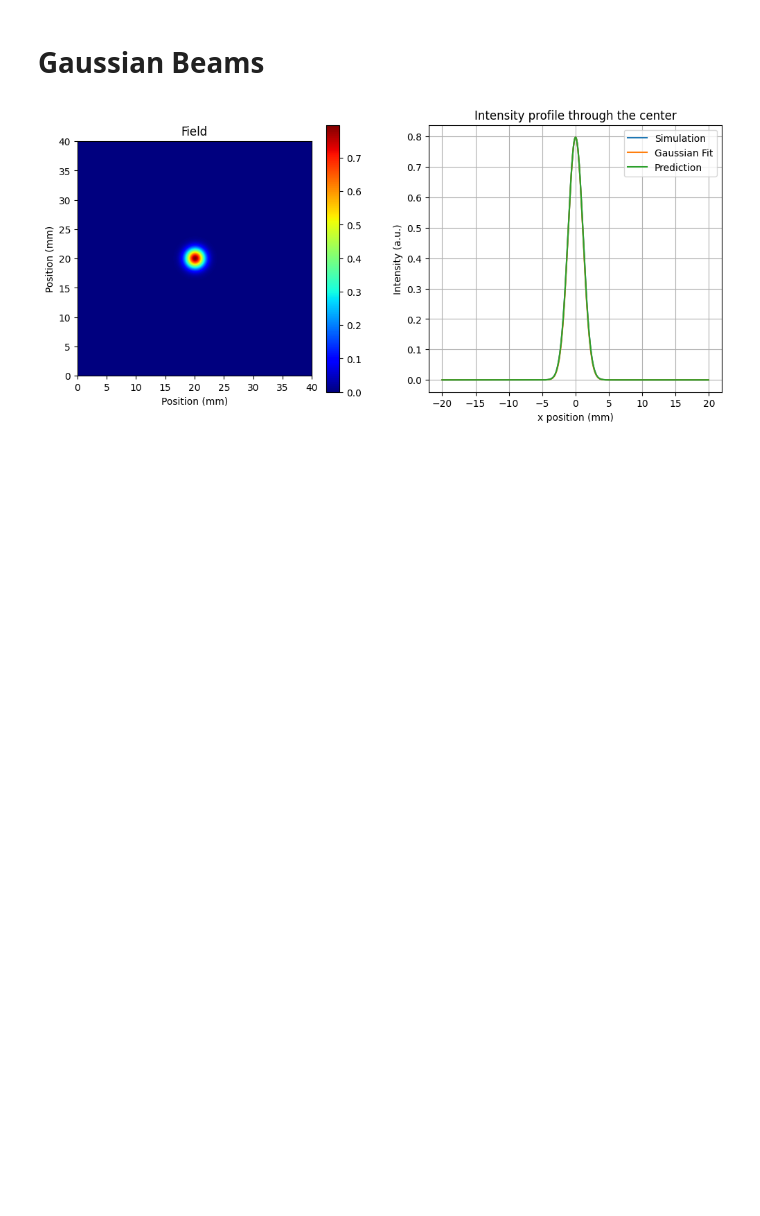
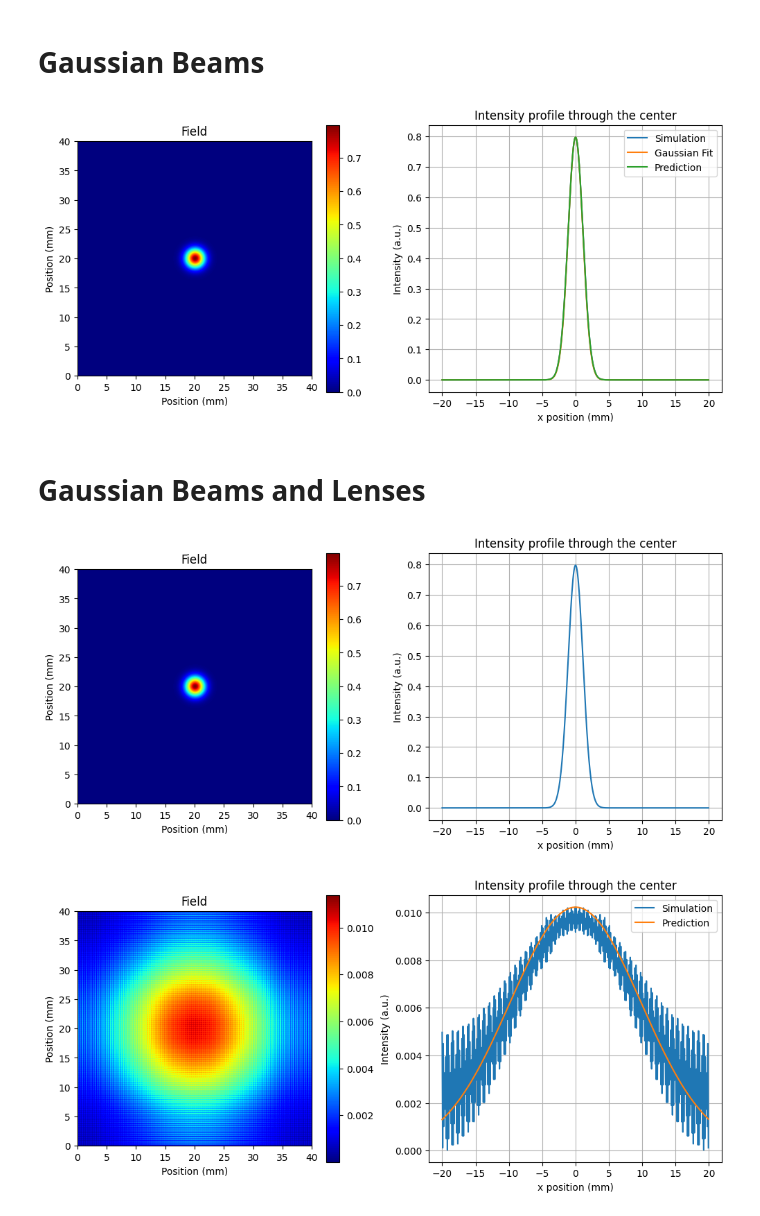
Before and after one commit to guilhermebaos/LightPipes-tutorials, a Jupyter notebook: Ideas/01-Gaussian-Beams.ipynb, the cells around one changed output. Drawn from its saved outputs; the diff is of its cells as text; code cells hidden in the pictures; blank space fills up the shorter version.

Commit message:
Gaussian Beam with Lenses

```diff
--- a/Ideas/01-Gaussian-Beams.ipynb
+++ b/Ideas/01-Gaussian-Beams.ipynb
@@ -89,3 +89,61 @@ plt.legend()
 plt.show()
 # %% [output]
 [figure]
+# %% [markdown]
+# Gaussian Beams and Lenses
+# %%
+# Parameters
+size = 40 * lp.mm # size of the grid
+wave = 632.8 * lp.nm # wavelength of HeNe laser
+N = 512 # number (NxN) of grid pixels
+h = size / N
+
+k = 2 * np.pi / wave
+
+# Laser Beam
+w0 = 2 * lp.mm # laser beam waist
+
+
+# Propagate the laser some distance
+d1 = 10 * lp.m
+
+Field = lp.Begin(size, wave, N)
+Field = lp.GaussBeam(Field, w0)
+Field = lp.Forvard(Field, d1)
+plot_Field(Field)
+
+
+# Pass the beam through a lens
+f = 1000 * lp.mm
+Field = lp.Lens(Field, f)
+
+d2 = 10 * lp.m
+Field = lp.Forvard(Field, d2)
+plot_Field(Field)
+
+
+# Predict the beam using the beam parameter
+I = lp.Intensity(Field, flag=0)
+Imax = np.max(I[N//2])
+
+# ABCD matriz of the propagtion -> lens -> propagation
+prop1 = np.array([[1, d1], [0, 1]])
+prop2 = np.array([[1, d2], [0, 1]])
+lens = np.array([[1, 0], [-1/f, 1]])
+
+ABCD = prop2 @ (lens @ prop1)
+
+
+# Beam parameter calculated using ABCD matrices
+q0 = 1j * np.pi * w0**2 / wave
+qz = (ABCD[0, 0] * q0 + ABCD[0, 1]) / (ABCD[1, 0] * q0 + ABCD[1, 1])
+
+# Beam parameter through the lens
+yy = Imax * np.abs(np.exp((-1j * k * xx**2) / (2 * qz)))**2
+
+plt.plot(xx / lp.mm, yy, label="Prediction")
+plt.legend()
+plt.show()
+# %% [output]
+[figure, added]
+[figure, added]
```
Also changed, not shown: parts of 2 cells of this notebook, 1 other file.
